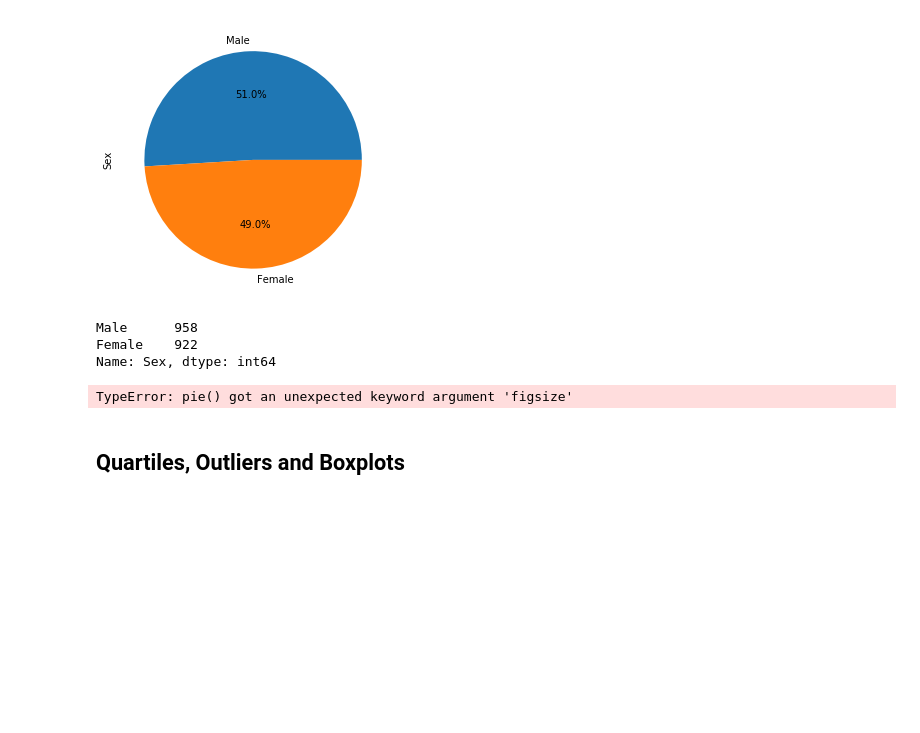
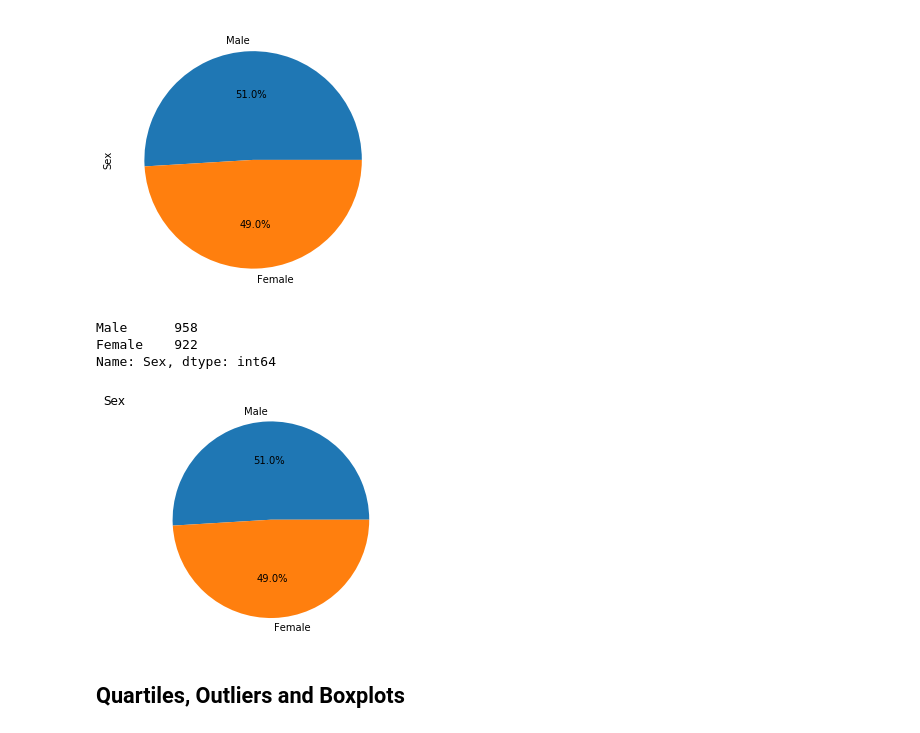
Before and after one commit to gigilynne/MatplotlibChallenge, a Jupyter notebook: pymaceuticals_analysis.ipynb, the cells around one changed output. Drawn from its saved outputs; the diff is of its cells as text; code cells hidden in the pictures; blank space fills up the shorter version.

```diff
--- a/pymaceuticals_analysis.ipynb
+++ b/pymaceuticals_analysis.ipynb
@@ -435,20 +435,20 @@ Female    922
 Name: Sex, dtype: int64
 # %%
 # Generate a pie plot showing the distribution of female versus male mice using pyplot
-plt.pie(mouse_pie_df,labels=["Male","Female"], autopct="%1.1f%%",  figsize=(5, 5))
+plt.pie(mouse_pie_df,labels=["Male","Female"], autopct="%1.1f%%")
 
 # Create axes which are equal
 plt.axis("equal")
 
 #add title
 plt.title("Sex", loc='left')
 
 # Save an image chart and print the final product to the screen
 plt.savefig("Resources/mouse_matplot.png")
 
 plt.show()
 # %% [output]
-TypeError: pie() got an unexpected keyword argument 'figsize'
+[figure, added]
 # %% [markdown]
 ## Quartiles, Outliers and Boxplots
 # %%
```
